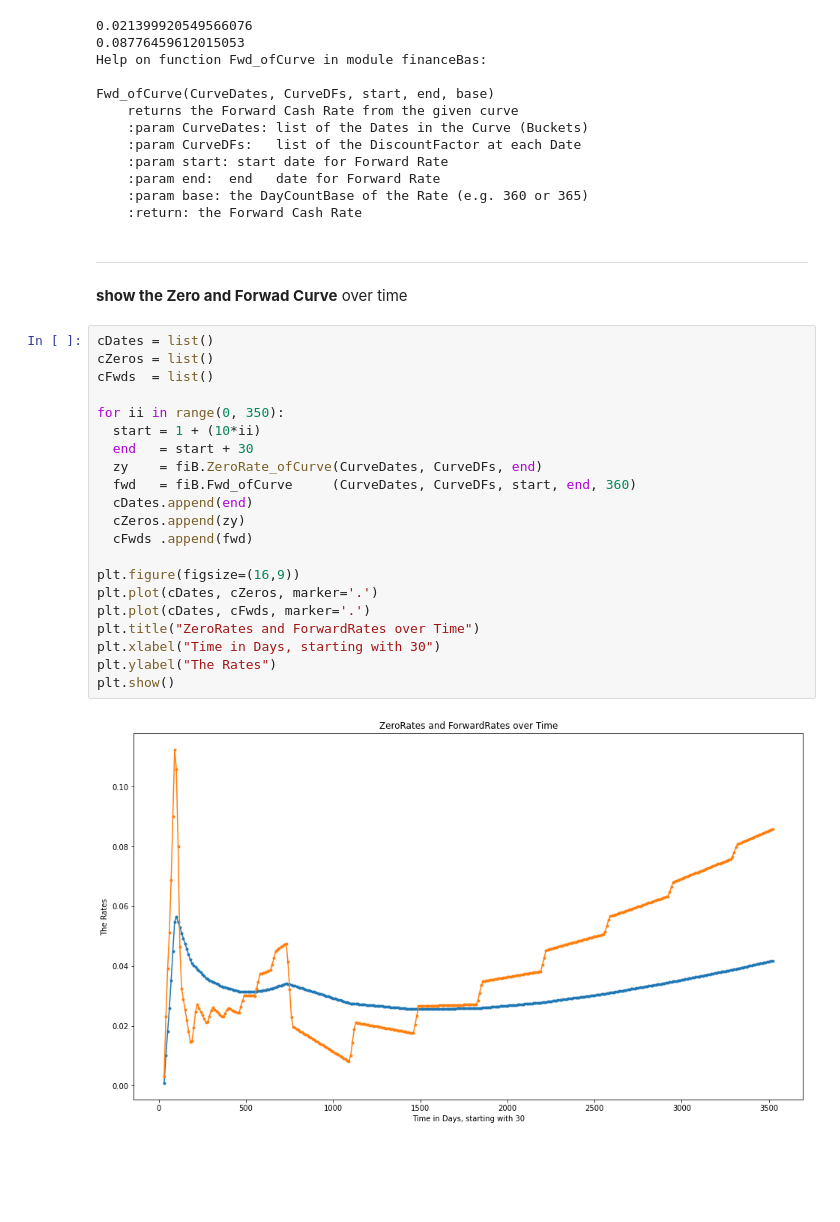
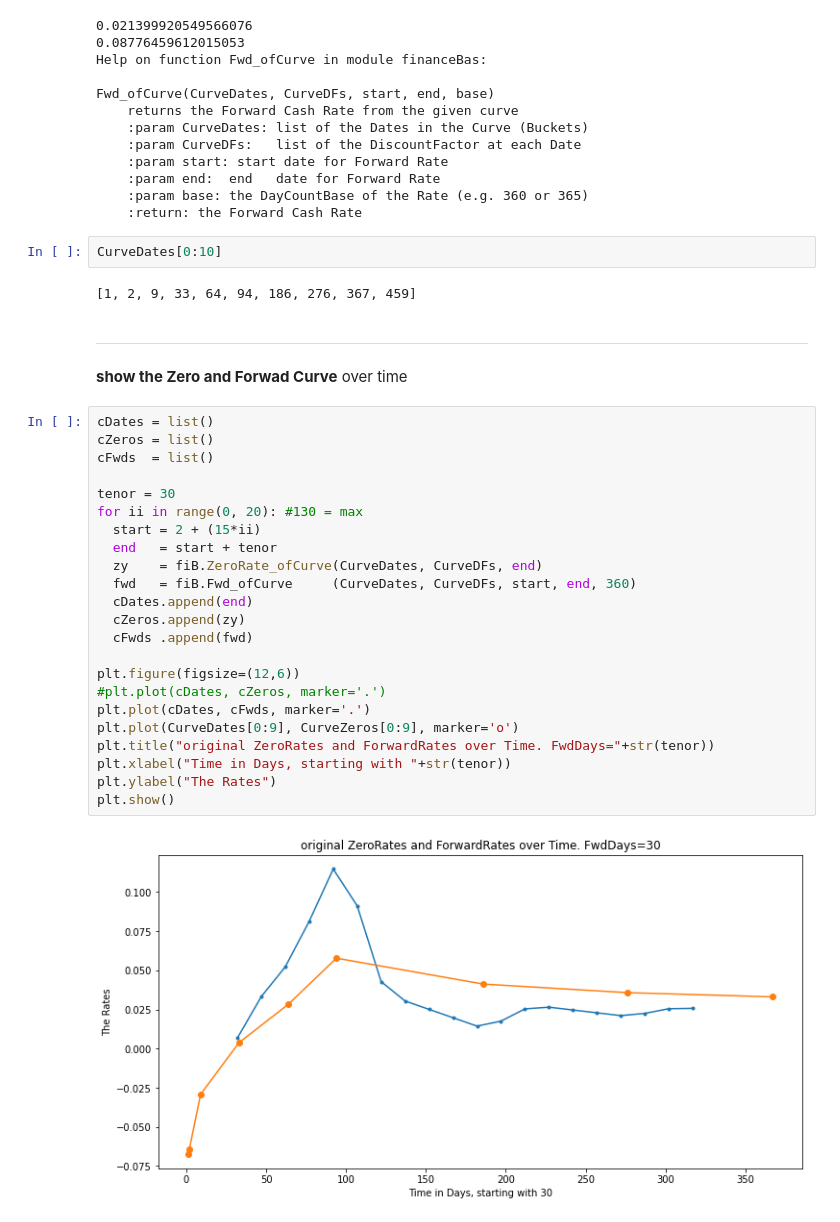
Before and after one commit to adrianphilo/finance, a Jupyter notebook: de/equbotic/finance/financeBas.ipynb, the cells around one changed output. Cells and saved outputs as stored; diff of their text form; blank space fills up the shorter version.

```diff
--- a/de/equbotic/finance/financeBas.ipynb
+++ b/de/equbotic/finance/financeBas.ipynb
@@ -203,29 +203,35 @@ Fwd_ofCurve(CurveDates, CurveDFs, start, end, base)
     :param end:  end   date for Forward Rate
     :param base: the DayCountBase of the Rate (e.g. 360 or 365)
     :return: the Forward Cash Rate
+# %%
+CurveDates[0:10]
+# %% [output]
+[1, 2, 9, 33, 64, 94, 186, 276, 367, 459]
 # %% [markdown]
 ---
 **show the Zero and Forwad Curve** over time
 # %%
 cDates = list()
 cZeros = list()
 cFwds  = list()
 
-for ii in range(0, 350):
-  start = 1 + (10*ii)
-  end   = start + 30
+tenor = 30
+for ii in range(0, 20): #130 = max
+  start = 2 + (15*ii)
+  end   = start + tenor
   zy    = fiB.ZeroRate_ofCurve(CurveDates, CurveDFs, end)
   fwd   = fiB.Fwd_ofCurve     (CurveDates, CurveDFs, start, end, 360)
   cDates.append(end)
   cZeros.append(zy)
   cFwds .append(fwd)
 
-plt.figure(figsize=(16,9))
-plt.plot(cDates, cZeros, marker='.')
+plt.figure(figsize=(12,6))
+#plt.plot(cDates, cZeros, marker='.')
 plt.plot(cDates, cFwds, marker='.')
-plt.title("ZeroRates and ForwardRates over Time")
-plt.xlabel("Time in Days, starting with 30")
+plt.plot(CurveDates[0:9], CurveZeros[0:9], marker='o')
+plt.title("original ZeroRates and ForwardRates over Time. FwdDays="+str(tenor))
+plt.xlabel("Time in Days, starting with "+str(tenor))
 plt.ylabel("The Rates")
 plt.show()
 # %% [output]
-[figure, old version]
+[figure, new version]
```
Also changed, not shown: parts of 4 cells of this notebook.
